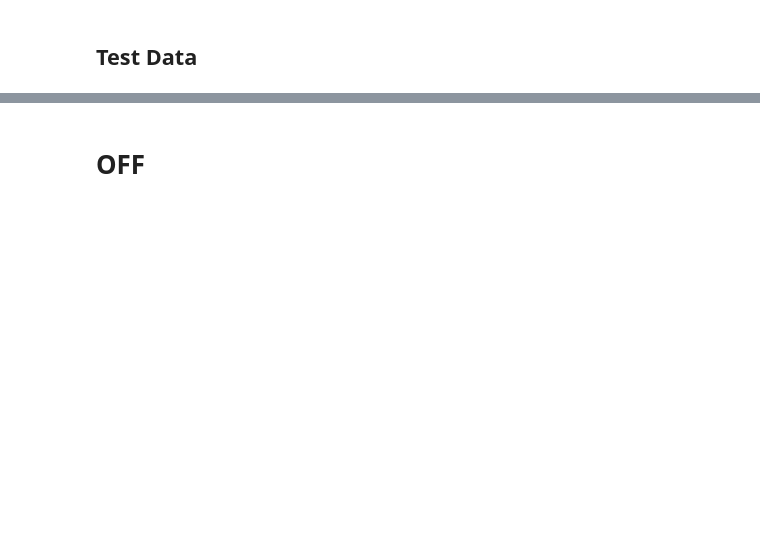
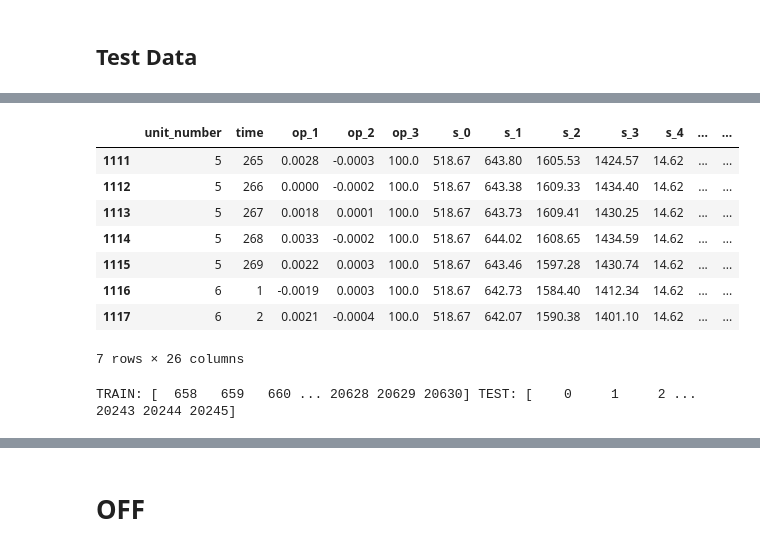
Before and after one commit to arthursl12/POC1, a Jupyter notebook: POC2_FD001_LSTM.ipynb, the cells around one changed output, grey strips where cells are left out. Saved outputs shown, nothing was run; the diff lists cells and outputs as text; code cells hidden in the pictures; blank space fills up the shorter version.

```diff
--- a/POC2_FD001_LSTM.ipynb
+++ b/POC2_FD001_LSTM.ipynb
@@ -237,0 +263,3 @@ printerCallback = LambdaCallback(on_epoch_end=printLog)
+# %%
+seq_cols = [index_cols[1]]+sensors_cols
+SEQ_COLS = seq_cols
@@ -238,2 +270,4 @@ printerCallback = LambdaCallback(on_epoch_end=printLog)
+# %%
+INPUT_SHAPE = 0
 # %% [markdown]
 ## Wrapper
@@ -328,12 +488,0 @@ def create_model():
-# %%
-model = LSTMWrapperRegressor(
-        clip_y=105,
-        seq_length=45,
-        basemodel=
-            KerasRegressor(model=create_model,
-                           validation_split=0.1,
-                           epochs=10,
-                           batch_size=16,
-                           )
-    )
-model.fit(X_train_, y_train)
@@ -359,0 +626,22 @@ def gen_test_data(df, sequence_length, columns, mask_value):
+# %%
+SEQ_LENGTH=79
+CLIP=99
+
+model = LSTMWrapperRegressor(
+        clip_y=CLIP, seq_length=SEQ_LENGTH,
+        basemodel=
+            KerasRegressor(model=create_model,
+                           batch_size=32,
+                           epochs=23,
+                           validation_split=0.23542211183603107,
+                           model__activation='tanh',
+                           model__dropout=0.30649418903936865,
+                           model__layer_nodes=512,
+                           model__learning_rate=0.0010472789501880123,
+                           model__optim=RMSprop,
+                           verbose=0, callbacks=[es, printerCallback],
+                           model__metrics=[RMSE(), R2()],
+                           model__loss='mse',
+                           print_summary=True
+                           )
+    )
@@ -359,0 +700,26 @@ def gen_test_data(df, sequence_length, columns, mask_value):
+# %%
+X_train_.iloc[1111:1118]
+# %% [output]
+|  | unit_number | time | op_1 | op_2 | op_3 | s_0 | s_1 | s_2 | s_3 | s_4 | ... | ... |
+| 1111 | 5 | 265 | 0.0028 | -0.0003 | 100.0 | 518.67 | 643.80 | 1605.53 | 1424.57 | 14.62 | ... | ... |
+| 1112 | 5 | 266 | 0.0000 | -0.0002 | 100.0 | 518.67 | 643.38 | 1609.33 | 1434.40 | 14.62 | ... | ... |
+| 1113 | 5 | 267 | 0.0018 | 0.0001 | 100.0 | 518.67 | 643.73 | 1609.41 | 1430.25 | 14.62 | ... | ... |
+| 1114 | 5 | 268 | 0.0033 | -0.0002 | 100.0 | 518.67 | 644.02 | 1608.65 | 1434.59 | 14.62 | ... | ... |
+| 1115 | 5 | 269 | 0.0022 | 0.0003 | 100.0 | 518.67 | 643.46 | 1597.28 | 1430.74 | 14.62 | ... | ... |
+| 1116 | 6 | 1 | -0.0019 | 0.0003 | 100.0 | 518.67 | 642.73 | 1584.40 | 1412.34 | 14.62 | ... | ... |
+| 1117 | 6 | 2 | 0.0021 | -0.0004 | 100.0 | 518.67 | 642.07 | 1590.38 | 1401.10 | 14.62 | ... | ... |
+7 rows × 26 columns
+# %%
+gcv = GroupKFold(n_splits=3)
+groups=X_train_['unit_number']
+tr_idx = []
+ts_idx = []
+for train_index, test_index in gcv.split(X_train_, groups=groups):
+    print("TRAIN:", train_index, "TEST:", test_index)
+    tr_idx = train_index
+    ts_idx = test_index
+    # model.fit(X_train_.iloc[train_index],y_train.iloc[train_index])
+
+    break
+# %% [output]
+TRAIN: [  658   659   660 ... 20628 20629 20630] TEST: [    0     1     2 ... 20243 20244 20245]
```
Also changed, not shown: parts of 49 cells of this notebook.
